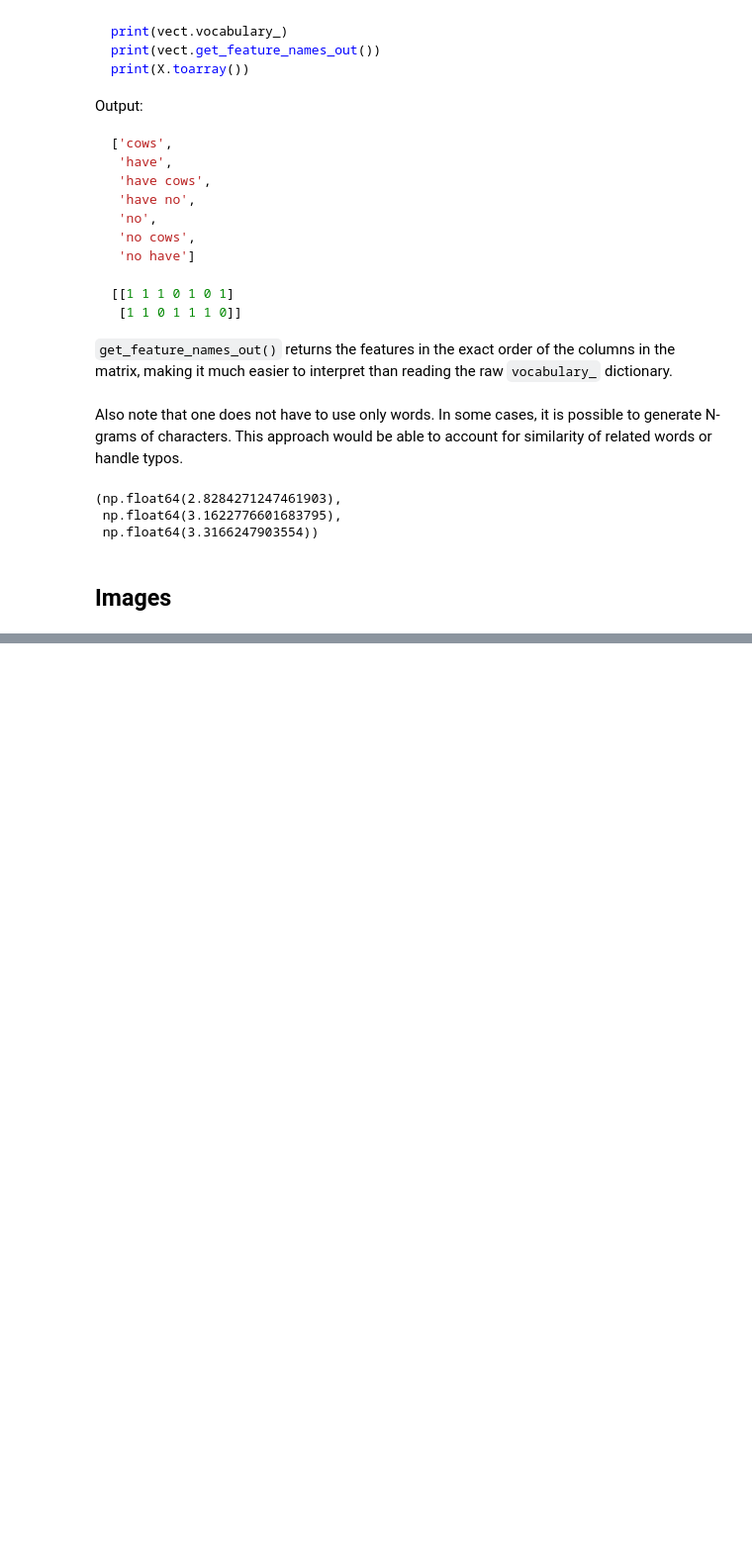
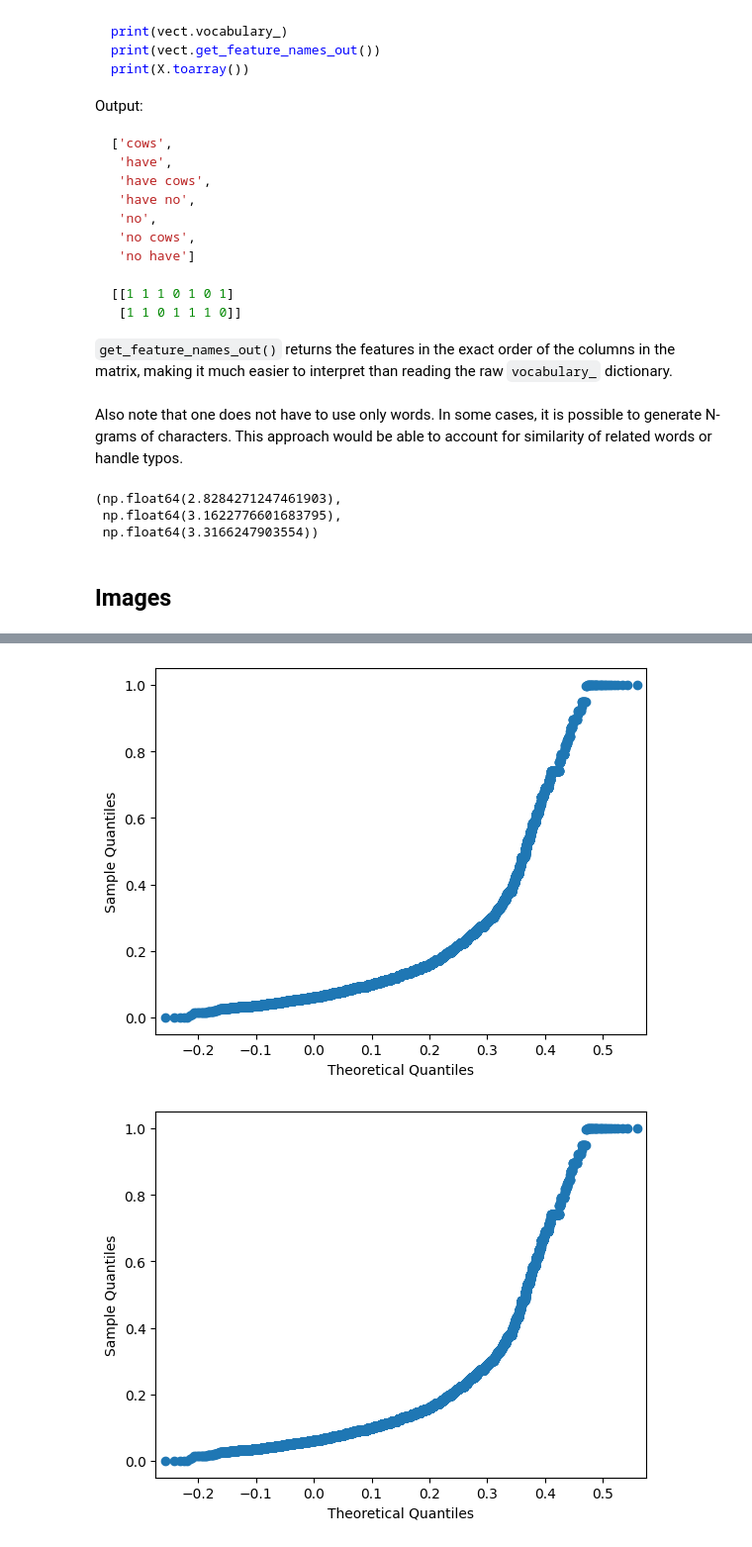
Before and after one commit to rahulrajesh131999/ai-ml-dl-journey, a Jupyter notebook: topic6/feature_engineering&feature_selection.ipynb, the cells around one changed output, grey strips where cells are left out. Shown at 99% size. Saved outputs shown, nothing was run; the diff lists cells and outputs as text; code cells hidden in the pictures; blank space fills up the shorter version.

```diff
--- a/topic6/feature_engineering&feature_selection.ipynb
+++ b/topic6/feature_engineering&feature_selection.ipynb
@@ -535,0 +776,5 @@ euclidean(n1, n2), euclidean(n2, n3), euclidean(n3, n4)
+# %%
+sm.qqplot(price_mm, loc=price_mm.mean(), scale=price_mm.std())
+# %% [output]
+[figure, added]
+[figure, added]
```
Also changed, not shown: parts of 61 cells of this notebook, 4 other files.
